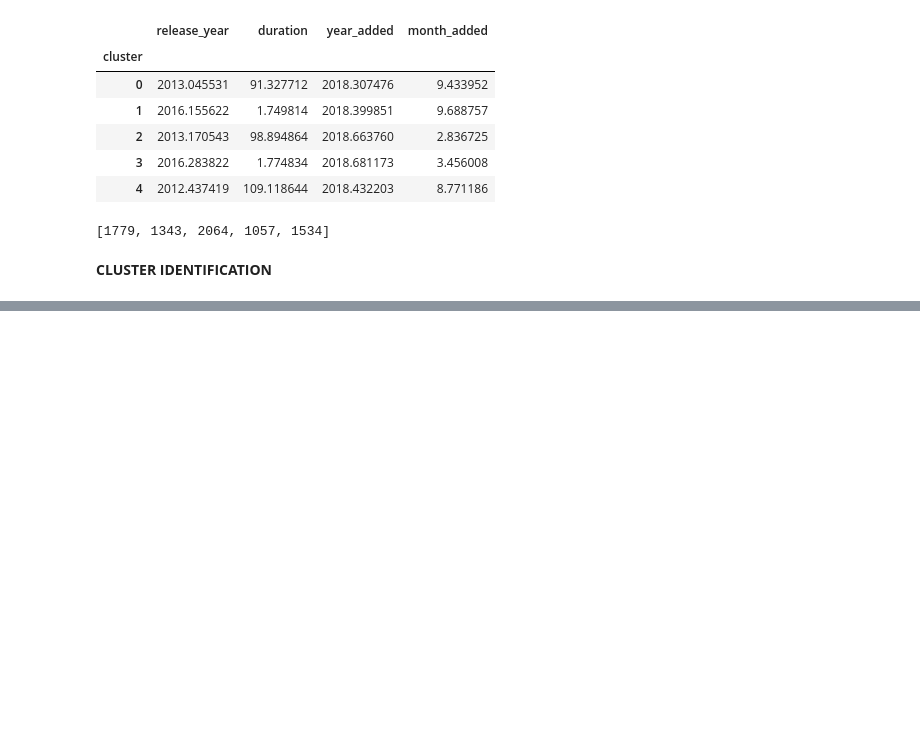
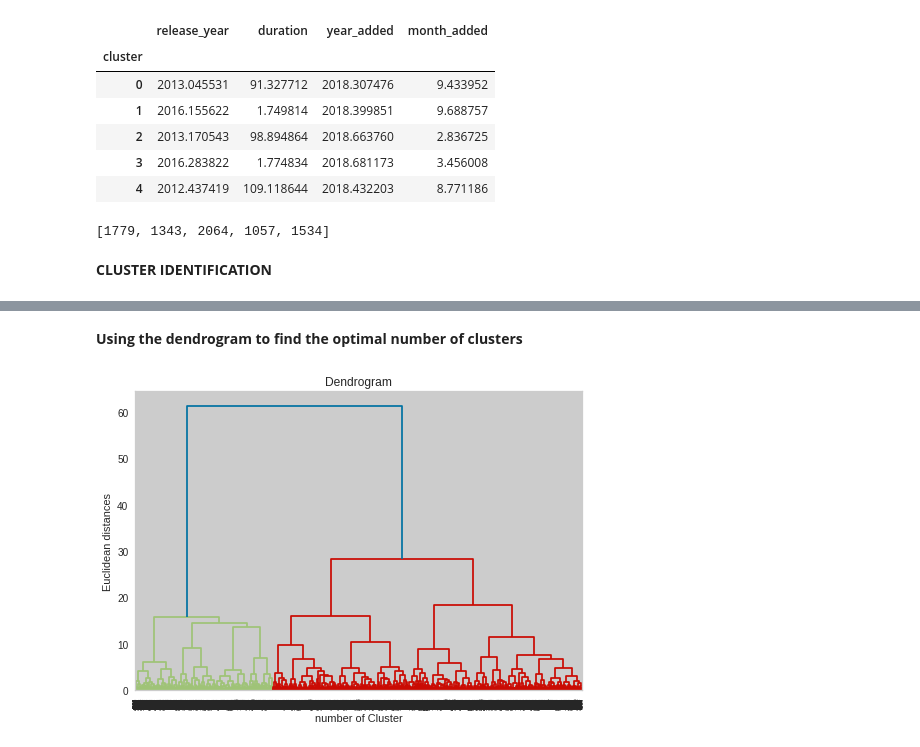
Before and after one commit to ShuklaRajni/Netflix_Movies_and_Tv_shows, a Jupyter notebook: NETFLIX_MOVIES_AND_TV_SHOWS_CLUSTERING.ipynb, the cells around one changed output, grey strips where cells are left out. Drawn from its saved outputs; the diff is of its cells as text; code cells hidden in the pictures; blank space fills up the shorter version.

```diff
--- a/NETFLIX_MOVIES_AND_TV_SHOWS_CLUSTERING.ipynb
+++ b/NETFLIX_MOVIES_AND_TV_SHOWS_CLUSTERING.ipynb
@@ -1045,0 +1126,13 @@ size_array
+# %%
+X_hierarchal = netflix
+# %% [markdown]
+**Using the dendrogram to find the optimal number of clusters**
+# %%
+import scipy.cluster.hierarchy as sch
+dendrogram = sch.dendrogram(sch.linkage(X_hierarchal , method = 'ward'))
+plt.title('Dendrogram')
+plt.xlabel('number of Cluster')
+plt.ylabel('Euclidean distances')
+plt.show()
+# %% [output]
+[figure, added]
```
Also changed, not shown: parts of 12 cells of this notebook.
